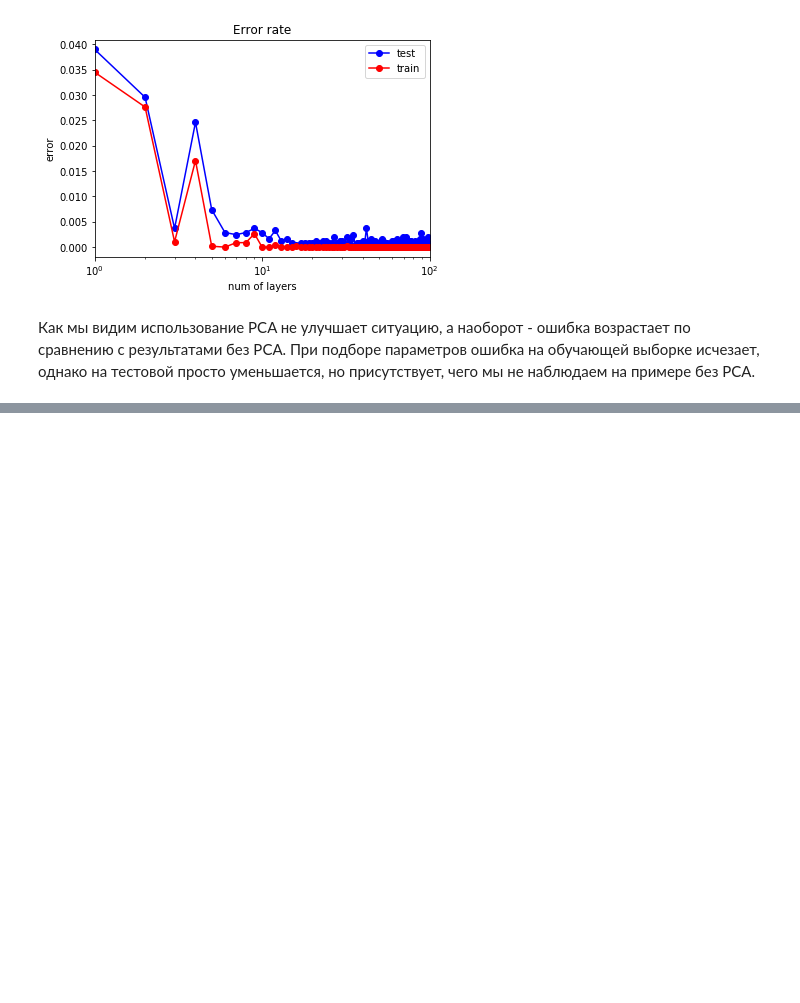
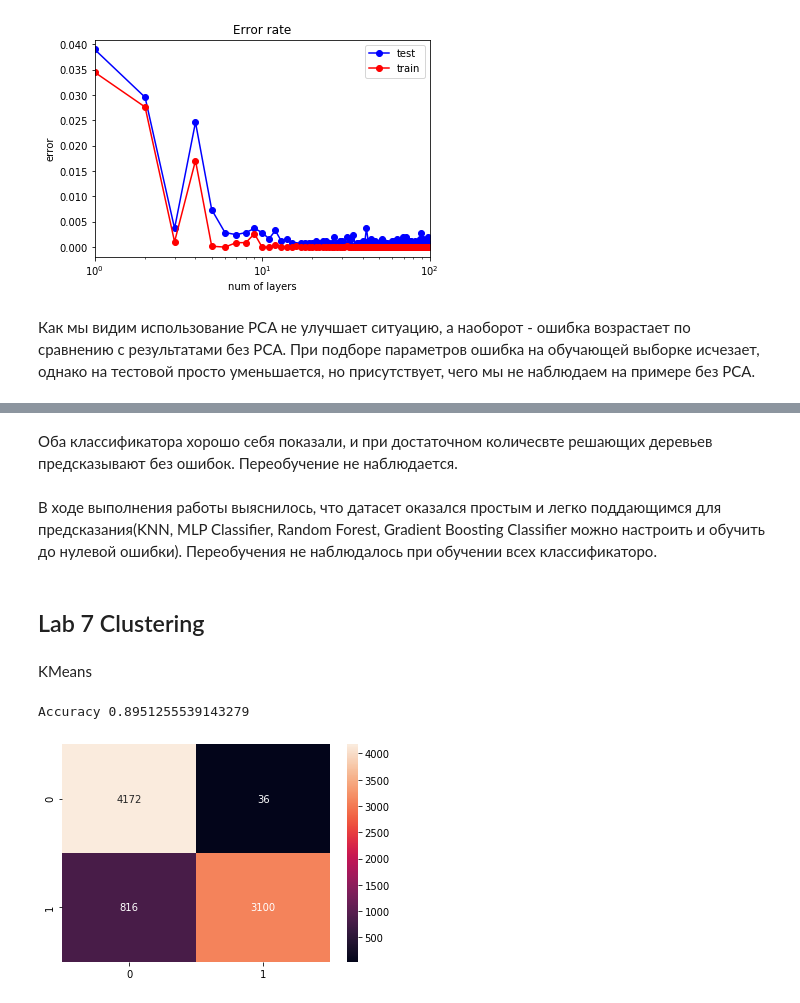
Before and after one commit to MashaSS/Machine_learning, a Jupyter notebook: Machine_learning_lab1.ipynb, the cells around one changed output, grey strips where cells are left out. Saved outputs shown, nothing was run; the diff lists cells and outputs as text; code cells hidden in the pictures; blank space fills up the shorter version.

```diff
--- a/Machine_learning_lab1.ipynb
+++ b/Machine_learning_lab1.ipynb
@@ -646,0 +725,6 @@ pass
+# %% [markdown]
+Оба классификатора хорошо себя показали, и при достаточном количесвте решающих деревьев предсказывают без ошибок. Переобучение не наблюдается.
+# %% [markdown]
+В ходе выполнения работы выяснилось, что датасет оказался простым и легко поддающимся для предсказания(KNN, MLP Classifier, Random Forest, Gradient Boosting Classifier можно настроить и обучить до нулевой ошибки). Переобучения не наблюдалось при обучении всех классификаторо.
+# %% [markdown]
+## Lab 7 Clustering
@@ -646,0 +739,11 @@ pass
+# %% [markdown]
+KMeans
+# %%
+km_model = KMeans(n_clusters=2)
+km_model.fit(x)
+print("Accuracy {}".format(accuracy_score(km_model.labels_, y)))
+heatmap(confusion_matrix(y, km_model.labels_), annot=True, fmt="d")
+pass
+# %% [output]
+Accuracy 0.8951255539143279
+[figure, added]
```
Also changed, not shown: parts of 20 cells of this notebook.
